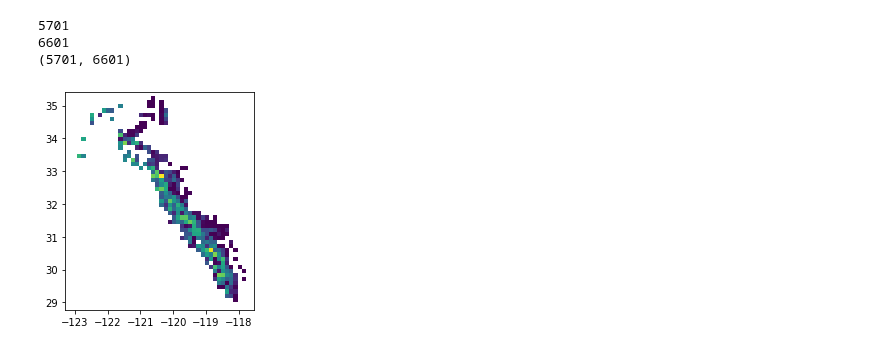
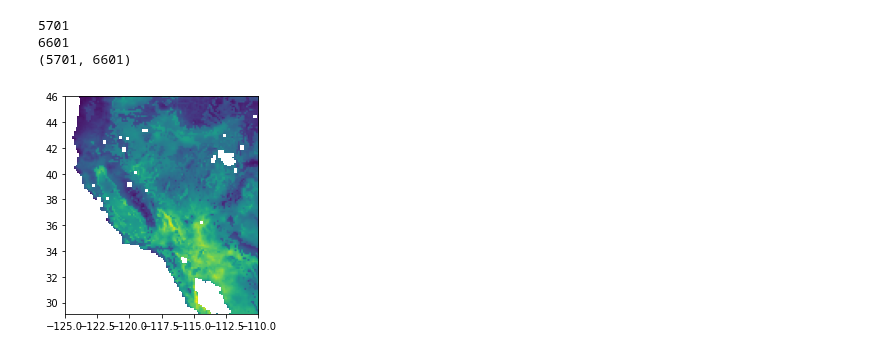
Before and after one commit to mariannecowherd/pe_snow_fires, a Jupyter notebook: scripts/pe.ipynb, the cells around one changed output. Saved outputs shown, nothing was run; the diff lists cells and outputs as text; code cells hidden in the pictures.

```diff
--- a/scripts/pe.ipynb
+++ b/scripts/pe.ipynb
@@ -271,9 +308,9 @@ print(mag_grid.shape)
 # %%
 import rasterio
 from rasterio.plot import show
-fp = r'output_test.tif'
+fp = r'pe_1979.tif'
 img = rasterio.open(fp)
 show(img)
 img.close()
 # %% [output]
-[figure, old version]
+[figure, new version]
```
Also changed, not shown: parts of 21 cells of this notebook.
